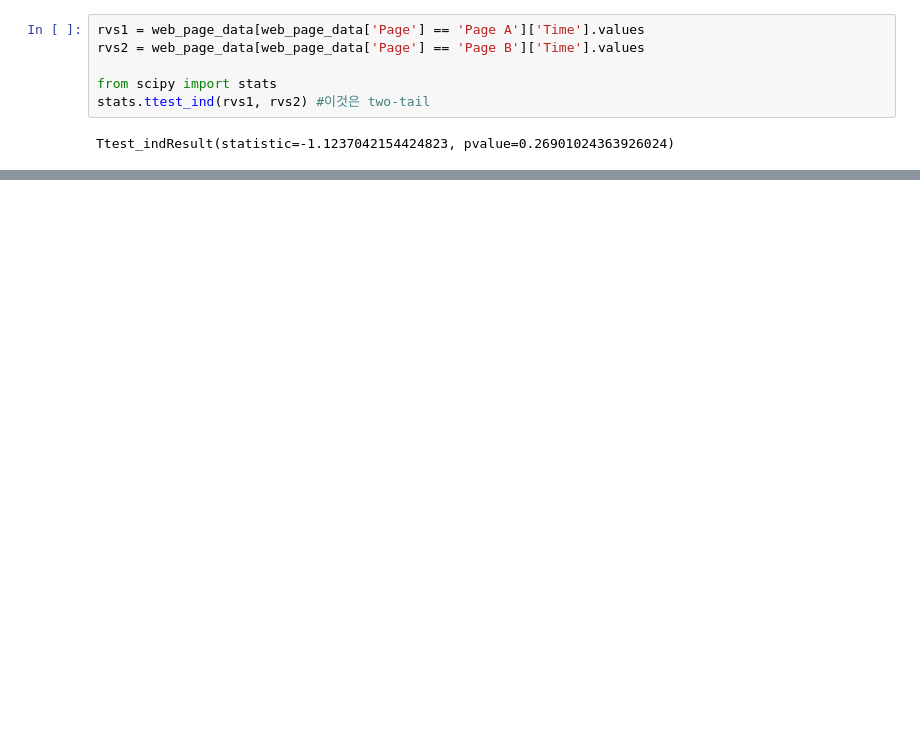
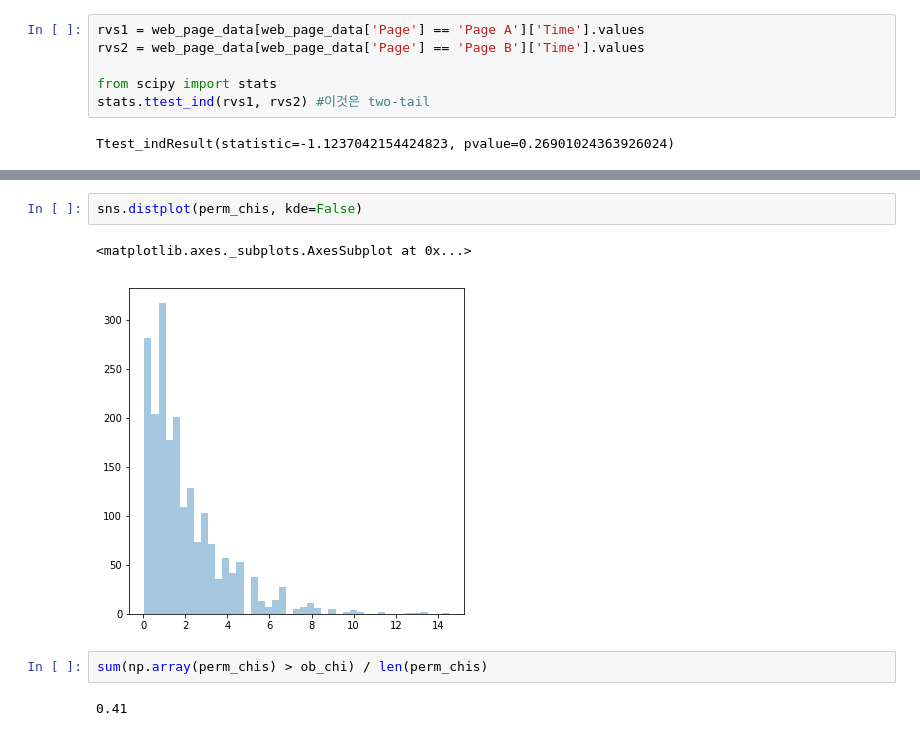
Before and after one commit to jbaeckn/machine-learning-notes, a Jupyter notebook: statistics/maching_learning_statistics_2.ipynb, the cells around one changed output, grey strips where cells are left out. Drawn from its saved outputs; the diff is of its cells as text; blank space fills up the shorter version.

```diff
--- a/statistics/maching_learning_statistics_2.ipynb
+++ b/statistics/maching_learning_statistics_2.ipynb
@@ -345,0 +568,9 @@ Ttest_indResult(statistic=-1.1237042154424823, pvalue=0.26901024363926024)
+# %%
+sns.distplot(perm_chis, kde=False)
+# %% [output]
+<matplotlib.axes._subplots.AxesSubplot at 0x...>
+[figure, added]
+# %%
+sum(np.array(perm_chis) > ob_chi) / len(perm_chis)
+# %% [output]
+0.41
```
Also changed, not shown: parts of 52 cells of this notebook, 2 other files.
